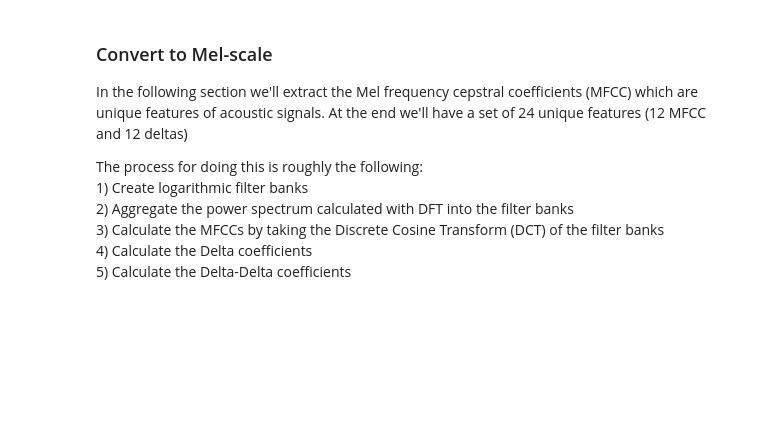
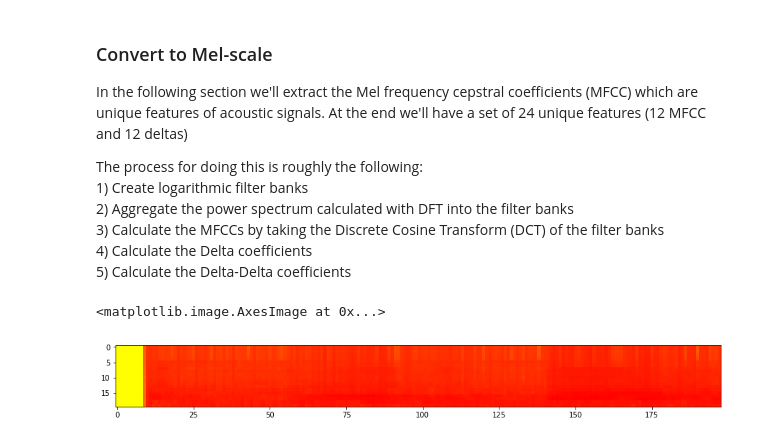
Before and after one commit to fat84/acousticFingerprint, a Jupyter notebook: fundamentals_of_fourier_transform_mfcc_filterbanks.ipynb, the cells around one changed output. Drawn from its saved outputs; the diff is of its cells as text; code cells hidden in the pictures; blank space fills up the shorter version.

```diff
--- a/fundamentals_of_fourier_transform_mfcc_filterbanks.ipynb
+++ b/fundamentals_of_fourier_transform_mfcc_filterbanks.ipynb
@@ -12,9 +12,9 @@ from scipy import signal
 %matplotlib inline
 
 # Location of the song
-files_location = "/Users/valentin/Documents/MusicEngine/wav/TARGET_Biz_Amulet.wav"
-#files_location = "/Users/valentin/Google Drive/dt_16bars_102rap.wav"
-#files_location = "C:/Users/bre49823/Google Drive/dt_16bars_102rap.wav"
+#files_location = "/Users/valentin/Documents/MusicEngine/wav/TARGET_Biz_Amulet.wav"
+#files_location = "/Users/valentin/GoogleDrive/dt_16bars_102rap.wav"
+files_location = "C:/Users/bre49823/GoogleDrive/MusicEngine/wav/TARGET_Biz_Amulet.wav"
 # %% [markdown]
 ### Read in the data and create a plot of the raw audio file
 The raw data is in the time domain and using Fourier transform I'll convert it to frequency spectrum
@@ -248,15 +249,15 @@ hertz = (700 * (10**(mid_mel_points / 2595) - 1))
 bin_sizes = np.floor((n_fft + 1) * hertz / sample_rate)
 # %%
 fbank = np.zeros((num_filters, int(np.floor(n_fft / 2 + 1))))
-for i in range(1, num_filters + 1):
-    filter_bank_prior = int(bin[i - 1])
-    filter_bank_center = int(bin[i])
-    filter_bank_next = int(bin[i + 1])
+for j in range(1, nfilt + 1):
+    filter_bank_prior = int(bin[j - 1])   # left
+    filter_bank_center = int(bin[j])             # center
+    filter_bank_next = int(bin[j + 1])    # right
 
-    for j in range(filter_bank_prior, filter_bank_center):
-        fbank[i - 1, j] = (j - bin[i - 1]) / (bin[i] - bin[i - 1])
-    for j in range(filter_bank_center, filter_bank_next):
-        fbank[i - 1, j] = (bin[i + 1] - j) / (bin[i + 1] - bin[i])
+    for k in range(filter_bank_prior, filter_bank_center):
+        fbank[j - 1, k] = (k - bin[j - 1]) / (bin[j] - bin[j - 1])
+    for k in range(filter_bank_center, filter_bank_next):
+        fbank[j - 1, k] = (bin[j + 1] - k) / (bin[j + 1] - bin[j])
 
 filter_banks = np.dot(signal_power, fbank.T)
 filter_banks = np.where(filter_banks == 0, np.finfo(float).eps, filter_banks)
@@ -265,0 +265,9 @@ filter_banks = 20 * np.log10(filter_banks)
+# %%
+# Spectrogram with the MFCCs
+plt.figure(figsize = (15, 10))
+# plt.imshow(filter_banks.T, cmap = plt.get_cmap('autumn_r'))
+
+plt.imshow(np.flipud(filter_banks.T), cmap = plt.get_cmap('autumn_r'))
+# %% [output]
+<matplotlib.image.AxesImage at 0x...>
+[figure, added]
```
Also changed, not shown: parts of 11 cells of this notebook, 1 other file.
